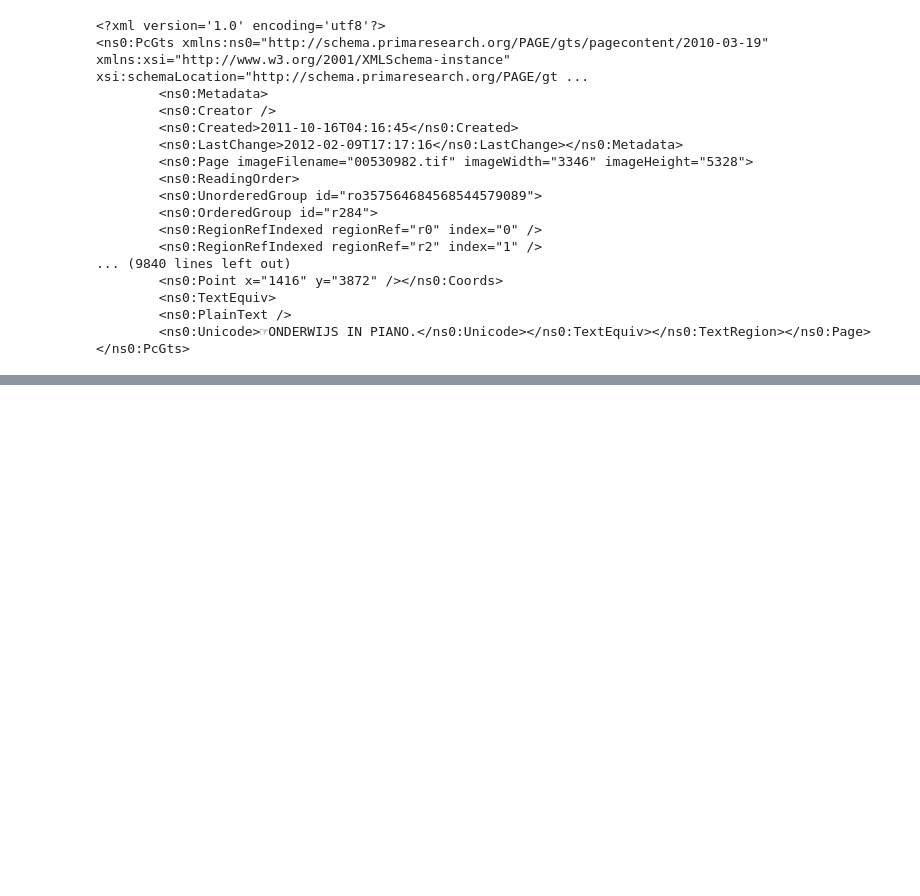
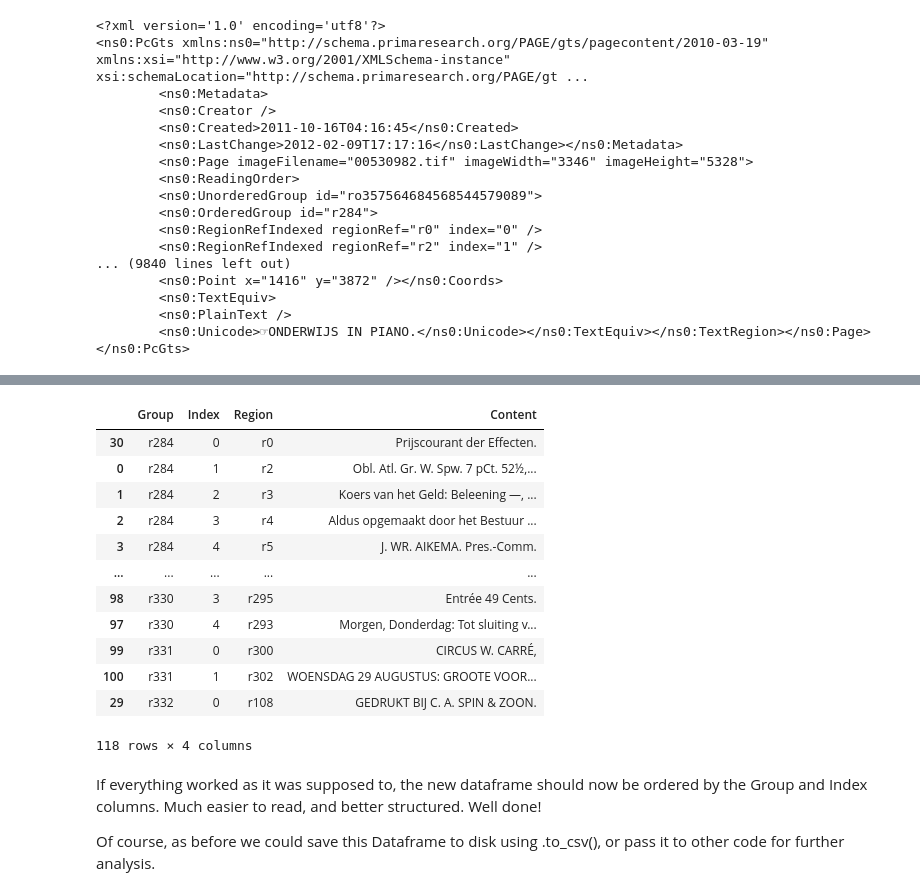
Before and after one commit to MirjamC/xml-workshop, a Jupyter notebook: _sources/8_page_ET.ipynb, the cells around one changed output, grey strips where cells are left out. Saved outputs shown, nothing was run; the diff lists cells and outputs as text; code cells hidden in the pictures; blank space fills up the shorter version.

```diff
--- a/_sources/8_page_ET.ipynb
+++ b/_sources/8_page_ET.ipynb
@@ -339,0 +483,2 @@ Of course, like before this can be used for further analysis, or saved to csv fo
+# %%
+newspaper_with_order = newspaper_with_order.sort_values(['Group', 'Index'], ascending = [True, True])
@@ -339,0 +499,20 @@ Of course, like before this can be used for further analysis, or saved to csv fo
+# %%
+newspaper_with_order
+# %% [output]
+|  | Group | Index | Region | Content |
+| 30 | r284 | 0 | r0 | Prijscourant der Effecten. |
+| 0 | r284 | 1 | r2 | Obl. Atl. Gr. W. Spw. 7 pCt. 52½,... |
+| 1 | r284 | 2 | r3 | Koers van het Geld: Beleening —, ... |
+| 2 | r284 | 3 | r4 | Aldus opgemaakt door het Bestuur ... |
+| 3 | r284 | 4 | r5 | J. WR. AIKEMA. Pres.-Comm. |
+| ... | ... | ... | ... | ... |
+| 98 | r330 | 3 | r295 | Entrée 49 Cents. |
+| 97 | r330 | 4 | r293 | Morgen, Donderdag: Tot sluiting v... |
+| 99 | r331 | 0 | r300 | CIRCUS W. CARRÉ, |
+| 100 | r331 | 1 | r302 | WOENSDAG 29 AUGUSTUS: GROOTE VOOR... |
+| 29 | r332 | 0 | r108 | GEDRUKT BIJ C. A. SPIN & ZOON. |
+118 rows × 4 columns
+# %% [markdown]
+If everything worked as it was supposed to, the new dataframe should now be ordered by the Group and Index columns. Much easier to read, and better structured. Well done!
+
+Of course, as before we could save this Dataframe to disk using .to_csv(), or pass it to other code for further analysis.
```
Also changed, not shown: parts of 20 cells of this notebook, 23 other files.
